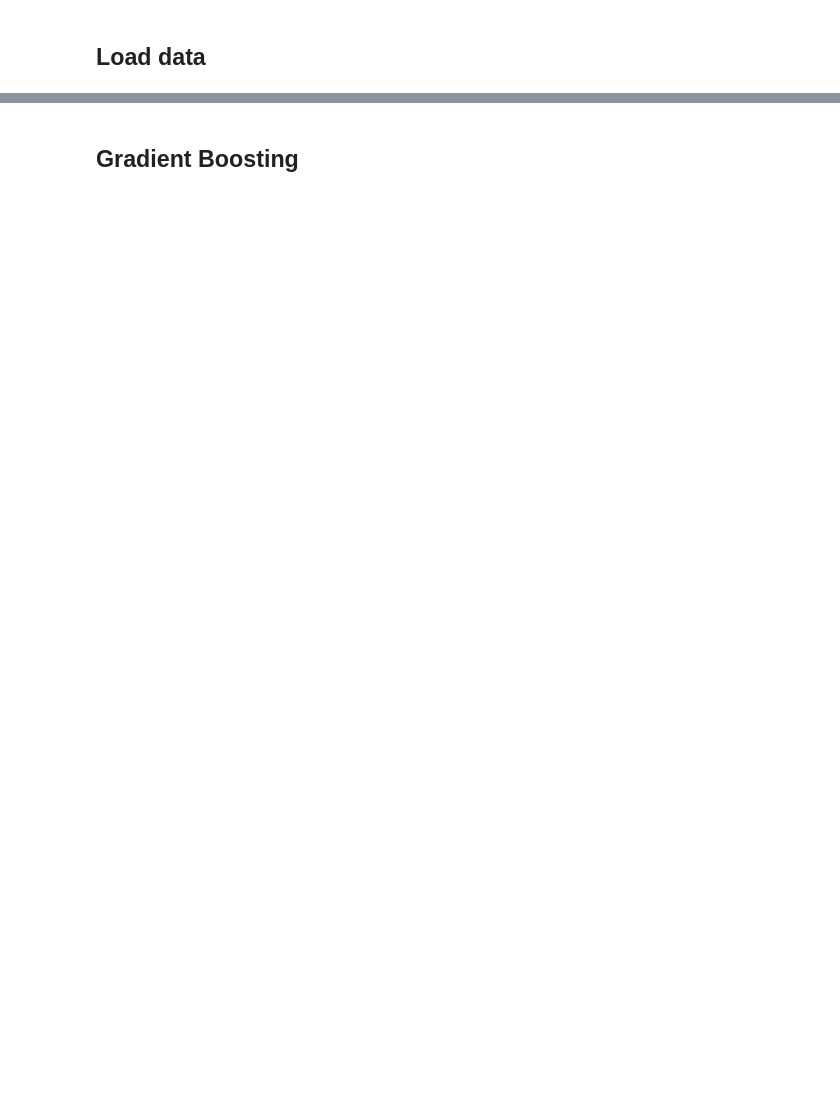
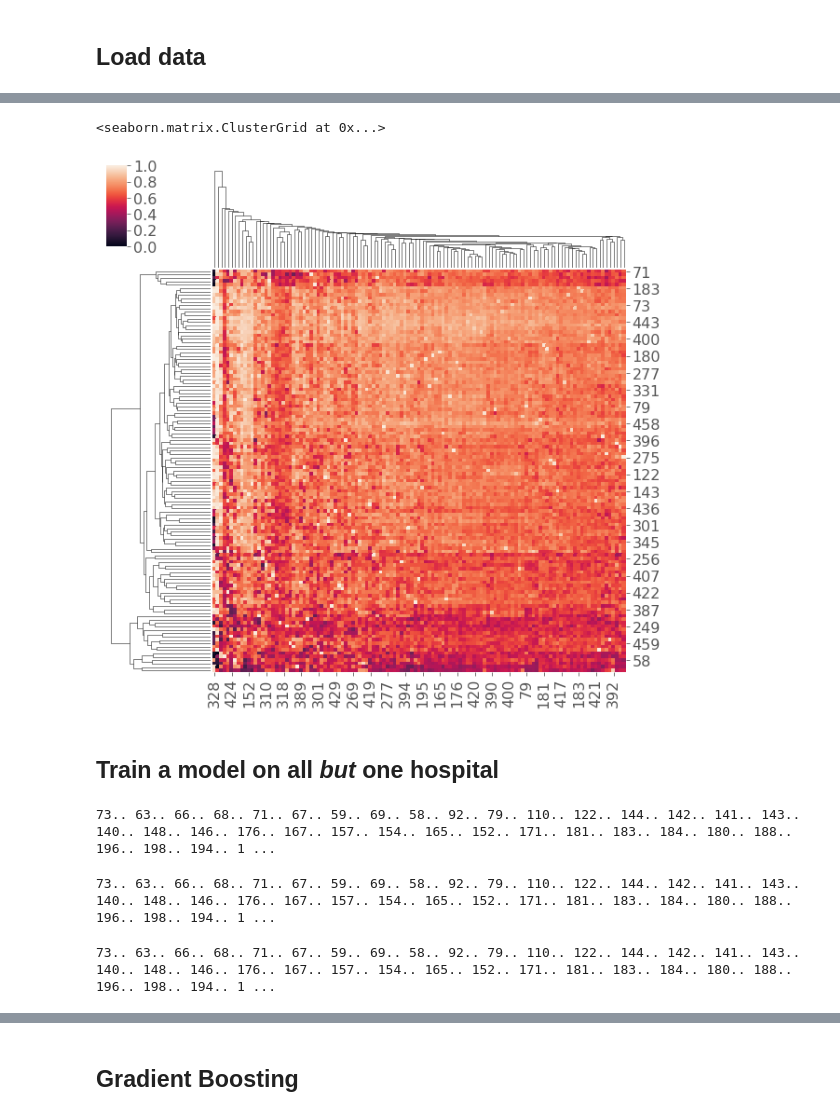
Before and after one commit to alistairewj/icu-model-transfer, a Jupyter notebook: evaluate-model.ipynb, the cells around one changed output, grey strips where cells are left out. Saved outputs shown, nothing was run; the diff lists cells and outputs as text; code cells hidden in the pictures; blank space fills up the shorter version.

```diff
--- a/evaluate-model.ipynb
+++ b/evaluate-model.ipynb
@@ -113,0 +354,70 @@ else:
+# %%
+sns.clustermap(perf)
+# %% [output]
+<seaborn.matrix.ClusterGrid at 0x...>
+[figure, added]
+# %% [markdown]
+## Train a model on all *but* one hospital
+# %%
+# train model with a bunch of different hospitals
+mdls_excl = dict()
+hospital_list = df_eicu['hospitalid'].unique()
+for h in hospital_list:
+    df_train = df_eicu.loc[df_eicu['hospitalid']!=h, :]
+
+    mdl = train_model(df_train, target='death', features=features)
+    mdls_excl[h] = mdl
+    print('{}..'.format(h), end=' ')
+
+print('done!')
+# %% [output]
+73.. 63.. 66.. 68.. 71.. 67.. 59.. 69.. 58.. 92.. 79.. 110.. 122.. 144.. 142.. 141.. 143.. 140.. 148.. 146.. 176.. 167.. 157.. 154.. 165.. 152.. 171.. 181.. 183.. 184.. 180.. 188.. 196.. 198.. 194.. 1 ...
+# %%
+H = len(hospital_list)
+perf = np.zeros([H, H])
+
+results_excl = None
+
+for i, h in enumerate(hospital_list):
+    print('{}..'.format(h), end=' ')
+    mdl = mdls_excl[h]
+
+    df_test = df_eicu.loc[df_eicu['hospitalid']==h, :]
+    prob = predict_with_model(mdl, df_test, target='death', features=features)
+    p = evaluate_predictions(prob, df_test, target='death')
+
+    # append perf to a dataframe
+    if results_excl is None:
+        results_excl = pd.DataFrame(p, index=[h])
+    else:
+        results_excl = pd.concat([results_excl, pd.DataFrame(p, index=[h])])
+
+print('done!')
+# %% [output]
+73.. 63.. 66.. 68.. 71.. 67.. 59.. 69.. 58.. 92.. 79.. 110.. 122.. 144.. 142.. 141.. 143.. 140.. 148.. 146.. 176.. 167.. 157.. 154.. 165.. 152.. 171.. 181.. 183.. 184.. 180.. 188.. 196.. 198.. 194.. 1 ...
+# %%
+# apache data
+a_eicu = pd.read_csv('eicu_apache.csv', sep=',', index_col=0)
+
+results_apache = None
+
+for i, h in enumerate(hospital_list):
+    print('{}..'.format(h), end=' ')
+    df_test = df_eicu.loc[df_eicu['hospitalid']==h, :]
+
+    # add apache to df_test
+    df_test = df_test.merge(a_eicu[['predictedhospitalmortality']], how='left', left_index=True, right_index=True)
+    if df_test['predictedhospitalmortality'].isnull().sum()>0:
+        print('{}  has {} null apache scores.'.format(h, df_test['predictedhospitalmortality'].isnull().sum()))
+    prob = df_test['predictedhospitalmortality'].values
+    p = evaluate_predictions(prob, df_test, target='death')
+
+    # append perf to a dataframe
+    if results_apache is None:
+        results_apache = pd.DataFrame(p, index=[h])
+    else:
+        results_apache = pd.concat([results_apache, pd.DataFrame(p, index=[h])])
+
+print('done!')
+# %% [output]
+73.. 63.. 66.. 68.. 71.. 67.. 59.. 69.. 58.. 92.. 79.. 110.. 122.. 144.. 142.. 141.. 143.. 140.. 148.. 146.. 176.. 167.. 157.. 154.. 165.. 152.. 171.. 181.. 183.. 184.. 180.. 188.. 196.. 198.. 194.. 1 ...
```
Also changed, not shown: parts of 51 cells of this notebook.
